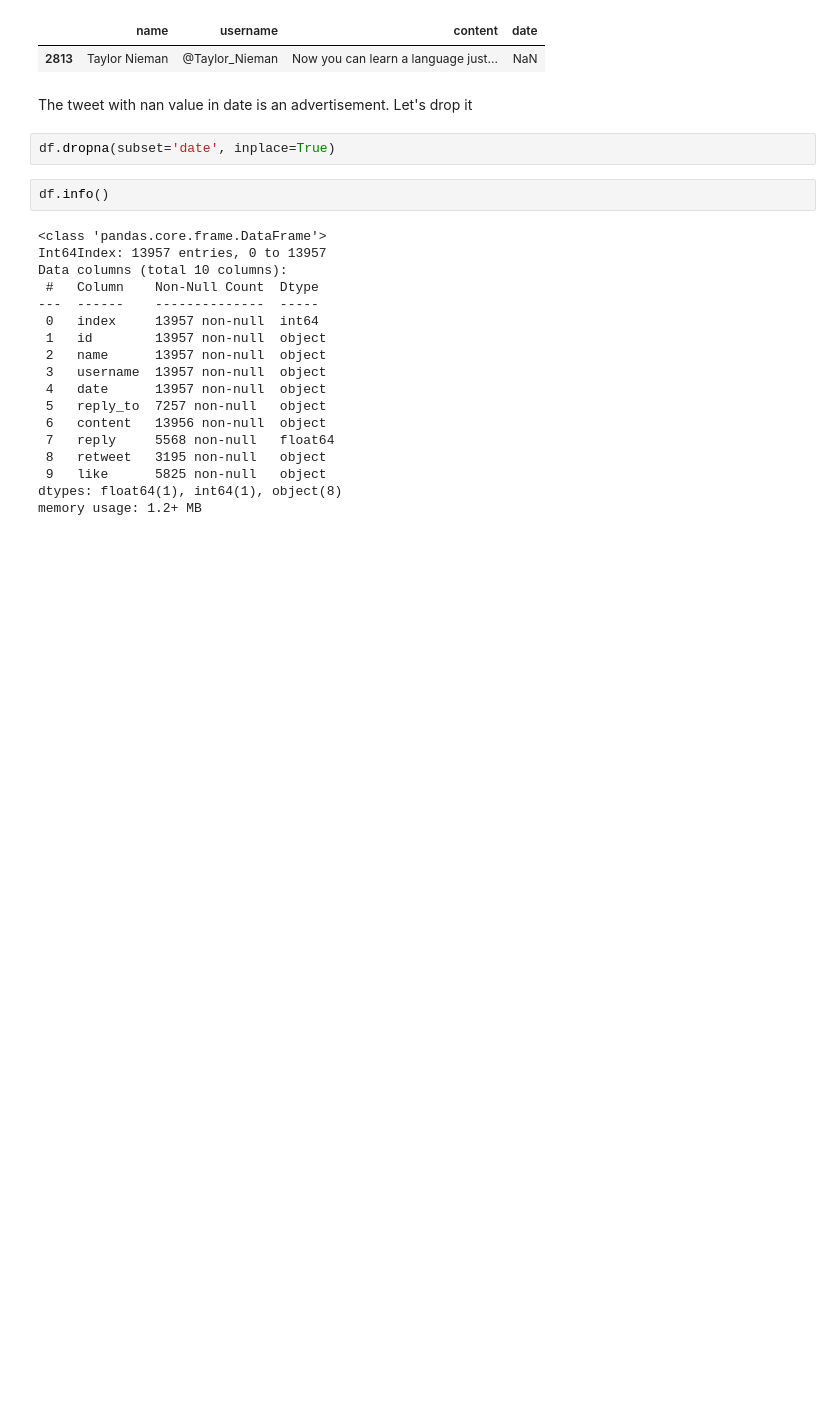
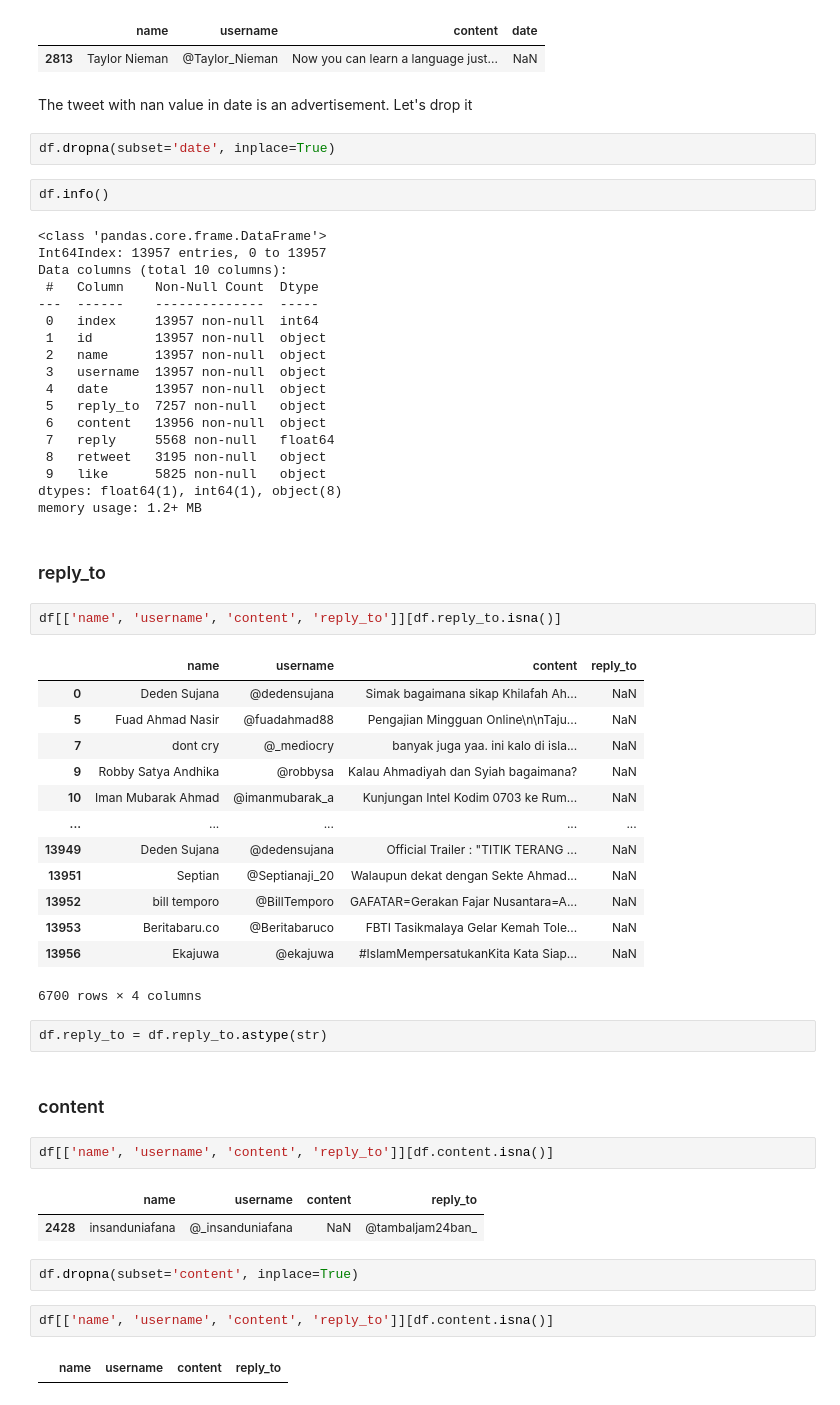
Before and after one commit to iddzzz/netizen-sentiment-analysis, a Jupyter notebook: data-cleaning.ipynb, the cells around one changed output. Cells and saved outputs as stored; diff of their text form; blank space fills up the shorter version.

```diff
--- a/data-cleaning.ipynb
+++ b/data-cleaning.ipynb
@@ -176,3 +176,36 @@ Data columns (total 10 columns):
  9   like      5825 non-null   object
 dtypes: float64(1), int64(1), object(8)
 memory usage: 1.2+ MB
+# %% [markdown]
+### reply_to
+# %%
+df[['name', 'username', 'content', 'reply_to']][df.reply_to.isna()]
+# %% [output]
+|  | name | username | content | reply_to |
+| 0 | Deden Sujana | @dedensujana | Simak bagaimana sikap Khilafah Ah... | NaN |
+| 5 | Fuad Ahmad Nasir | @fuadahmad88 | Pengajian Mingguan Online\n\nTaju... | NaN |
+| 7 | dont cry | @_mediocry | banyak juga yaa. ini kalo di isla... | NaN |
+| 9 | Robby Satya Andhika | @robbysa | Kalau Ahmadiyah dan Syiah bagaimana? | NaN |
+| 10 | Iman Mubarak Ahmad | @imanmubarak_a | Kunjungan Intel Kodim 0703 ke Rum... | NaN |
+| ... | ... | ... | ... | ... |
+| 13949 | Deden Sujana | @dedensujana | Official Trailer : "TITIK TERANG ... | NaN |
+| 13951 | Septian | @Septianaji_20 | Walaupun dekat dengan Sekte Ahmad... | NaN |
+| 13952 | bill temporo | @BillTemporo | GAFATAR=Gerakan Fajar Nusantara=A... | NaN |
+| 13953 | Beritabaru.co | @Beritabaruco | FBTI Tasikmalaya Gelar Kemah Tole... | NaN |
+| 13956 | Ekajuwa | @ekajuwa | #IslamMempersatukanKita Kata Siap... | NaN |
+6700 rows × 4 columns
+# %%
+df.reply_to = df.reply_to.astype(str)
+# %% [markdown]
+### content
+# %%
+df[['name', 'username', 'content', 'reply_to']][df.content.isna()]
+# %% [output]
+|  | name | username | content | reply_to |
+| 2428 | insanduniafana | @_insanduniafana | NaN | @tambaljam24ban_ |
+# %%
+df.dropna(subset='content', inplace=True)
+# %%
+df[['name', 'username', 'content', 'reply_to']][df.content.isna()]
+# %% [output]
+|  | name | username | content | reply_to |
```
Also changed, not shown: parts of 17 cells of this notebook, 1 other file.
